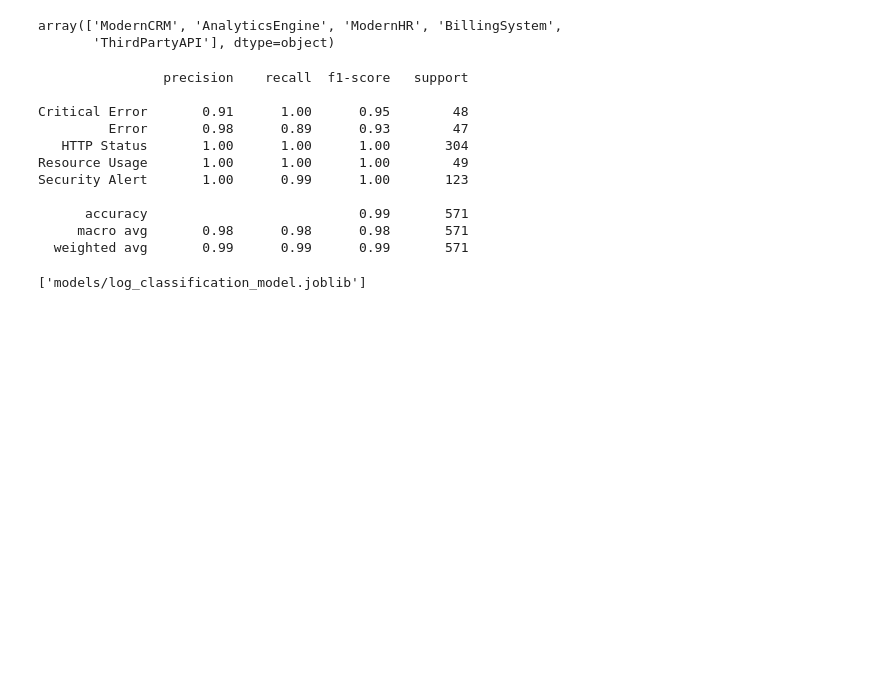
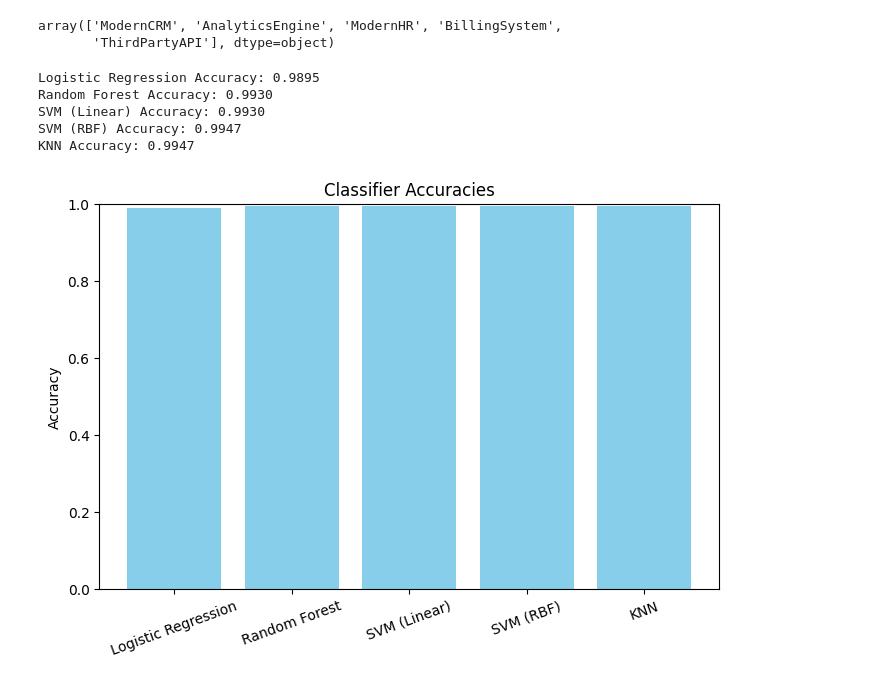
Before and after one commit to AbdullahAlAlif/log_classification, a Jupyter notebook: log_Classification.ipynb, the cells around one changed output. Saved outputs shown, nothing was run; the diff lists cells and outputs as text; code cells hidden in the pictures; blank space fills up the shorter version.

```diff
--- a/log_Classification.ipynb
+++ b/log_Classification.ipynb
@@ -281,35 +287,50 @@ filter_embedings = model.encode(df_non_legacy['log_message'].tolist())
 #X and Y dataset for logistic Regression
 X = filter_embedings
 y = df_non_legacy['target_label'].values
-# %%
-
-from sklearn.model_selection import train_test_split
-from sklearn.linear_model import LogisticRegression
-from sklearn.metrics import classification_report
-
-X_train, X_test, y_train, y_test = train_test_split(X, y, test_size=0.3, random_state=42)
-clf = LogisticRegression(max_iter=1000)
-clf.fit(X_train, y_train)
-y_pred = clf.predict(X_test)
-report = classification_report(y_test, y_pred)
-print(report)
-# %% [output]
-                precision    recall  f1-score   support
-
-Critical Error       0.91      1.00      0.95        48
-         Error       0.98      0.89      0.93        47
-   HTTP Status       1.00      1.00      1.00       304
-Resource Usage       1.00      1.00      1.00        49
-Security Alert       1.00      0.99      1.00       123
-
-      accuracy                           0.99       571
-     macro avg       0.98      0.98      0.98       571
-  weighted avg       0.99      0.99      0.99       571
-# %%
-# Save the trained logistic regression model using joblib
-from joblib import dump
-
-# Save the model to a file
-dump(clf, 'models/log_classification_model.joblib')
-# %% [output]
-['models/log_classification_model.joblib']
+# %%
+from sklearn.model_selection import train_test_split
+from sklearn.linear_model import LogisticRegression
+from sklearn.ensemble import RandomForestClassifier
+from sklearn.svm import SVC
+from sklearn.naive_bayes import MultinomialNB
+from sklearn.neighbors import KNeighborsClassifier
+from sklearn.metrics import accuracy_score
+import matplotlib.pyplot as plt
+import numpy as np
+
+# Prepare train/test split
+X_train, X_test, y_train, y_test = train_test_split(X, y, test_size=0.3, random_state=42)
+
+# List of classifiers to compare
+classifiers = {
+    "Logistic Regression": LogisticRegression(max_iter=1000),
+    "Random Forest": RandomForestClassifier(),
+    "SVM (Linear)": SVC(kernel='linear'),
+    "SVM (RBF)": SVC(kernel='rbf'),
+    "KNN": KNeighborsClassifier()
+}
+
+accuracies = {}
+
+for name, clf in classifiers.items():
+    clf.fit(X_train, y_train)
+    y_pred = clf.predict(X_test)
+    acc = accuracy_score(y_test, y_pred)
+    accuracies[name] = acc
+    print(f"{name} Accuracy: {acc:.4f}")
+
+# Plotting the accuracies
+plt.figure(figsize=(8, 5))
+plt.bar(accuracies.keys(), accuracies.values(), color='skyblue')
+plt.ylabel('Accuracy')
+plt.title('Classifier Accuracies')
+plt.ylim(0, 1)
+plt.xticks(rotation=20)
+plt.show()
+# %% [output]
+Logistic Regression Accuracy: 0.9895
+Random Forest Accuracy: 0.9930
+SVM (Linear) Accuracy: 0.9930
+SVM (RBF) Accuracy: 0.9947
+KNN Accuracy: 0.9947
+[figure, added]
```
Also changed, not shown: parts of 27 cells of this notebook, 2 other files.
